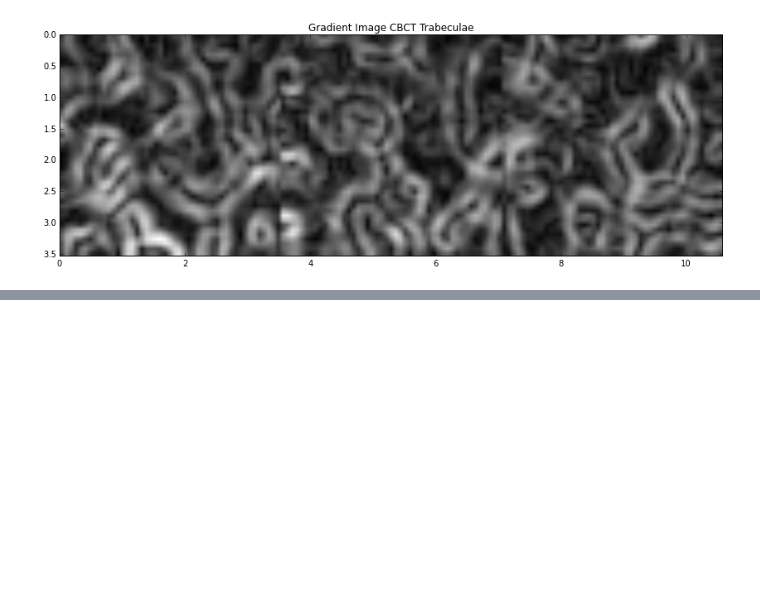
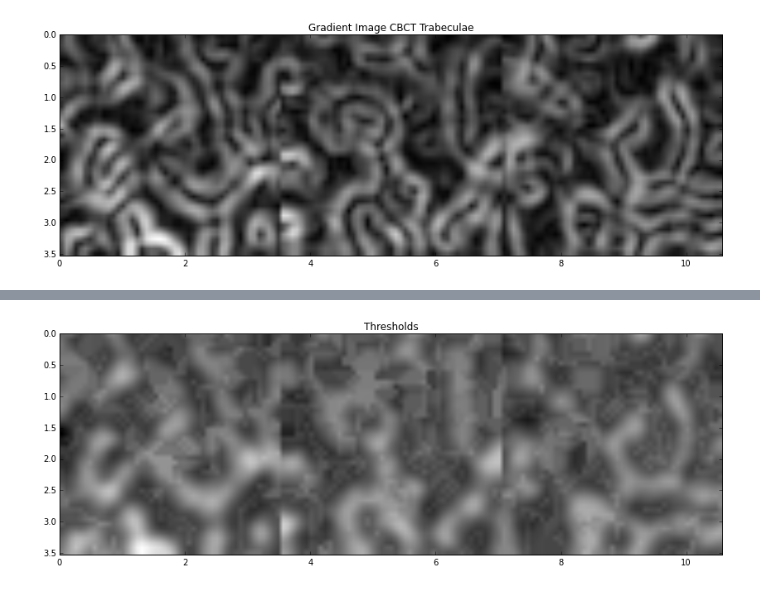
Before and after one commit to nenetto/TrabeculaeTools, a Jupyter notebook: Notebooks/Local Thresholding.ipynb, the cells around one changed output, grey strips where cells are left out. Cells and saved outputs as stored; diff of their text form; code cells hidden in the pictures; blank space fills up the shorter version.

```diff
--- a/Notebooks/Local Thresholding.ipynb
+++ b/Notebooks/Local Thresholding.ipynb
@@ -288,0 +389,88 @@ myshow3d(localThresholds, zslices=zslices2show, dpi=dpi2show,\
+# %%
+np.seterr(invalid='ignore')
+# Thresholding
+
+# Parameters
+BackGroundValue = 0.02 # Extracted from a RoI in the Non Trabeculae part using ImageJ
+
+
+# For the Thrasholding adjustment we will need a gauss filtered image and an std filtering of the image
+thresholds = currentThr
+
+# Create the Gauss filtered image
+maxSizeKernel = 3
+thresholdsMean = sitk.DiscreteGaussian(thresholds, GaussSigma, maxSizeKernel)
+
+# Create the STD filtered image
+thresholdsSTD = sitk.Noise(thresholds,(1,1,1))
+
+
+# Get image matrix for
+
+originalForFilter = sitk.GetArrayFromImage(original)
+thresholds = sitk.GetArrayFromImage(thresholds)
+thresholdsMean = sitk.GetArrayFromImage(thresholdsMean)
+thresholdsSTD = sitk.GetArrayFromImage(thresholdsSTD)
+finalMask = originalForFilter*0.0
+
+# Threshold the image
+
+thresholdCondition = thresholdsMean - thresholdsSTD
+adjustedThreshold = thresholds * (1 + (thresholdsMean - thresholds)/(thresholdsMean - BackGroundValue) )
+
+# This is selected as Trabeculae
+finalMask[(originalForFilter > thresholds) & \
+          (originalForFilter > thresholdCondition)] = 1.0
+
+finalMask[(originalForFilter > thresholds) & \
+          (originalForFilter < thresholdCondition) & \
+          (originalForFilter > adjustedThreshold)] = 1.0
+
+
+
+
+
+
+
+thresholds = sitk.GetImageFromArray(thresholds, isVector=False)
+thresholds.SetOrigin(original.GetOrigin())
+thresholds.SetSpacing(original.GetSpacing())
+thresholds = sitk.Cast(thresholds, sitk.sitkFloat32)
+
+myshow3d(thresholds, zslices=zslices2show, dpi=dpi2show,\
+        title="Thresholds")
+
+
+thresholdCondition = sitk.GetImageFromArray(thresholdCondition, isVector=False)
+thresholdCondition.SetOrigin(original.GetOrigin())
+thresholdCondition.SetSpacing(original.GetSpacing())
+thresholdCondition = sitk.Cast(thresholdCondition, sitk.sitkFloat32)
+
+myshow3d(thresholds, zslices=zslices2show, dpi=dpi2show,\
+        title="thresholdCondition")
+
+
+
+
+
+
+
+
+
+
+
+
+
+
+myshow3d(original, zslices=zslices2show, dpi=dpi2show,\
+        title="Original")
+
+finalMask = sitk.GetImageFromArray(finalMask, isVector=False)
+finalMask.SetOrigin(original.GetOrigin())
+finalMask.SetSpacing(original.GetSpacing())
+finalMask = sitk.Cast(finalMask, sitk.sitkFloat32)
+
+myshow3d(finalMask, zslices=zslices2show, dpi=dpi2show,\
+        title="Mask")
+# %% [output]
+[figure, added]
```
Also changed, not shown: parts of 6 cells of this notebook, 7 other files.
